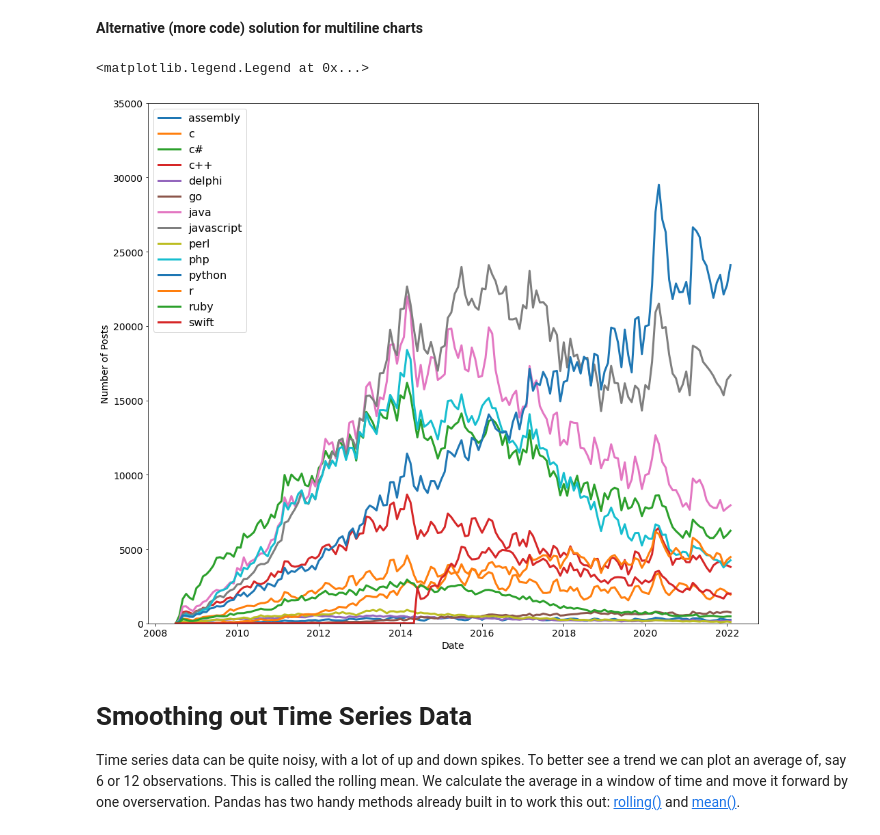
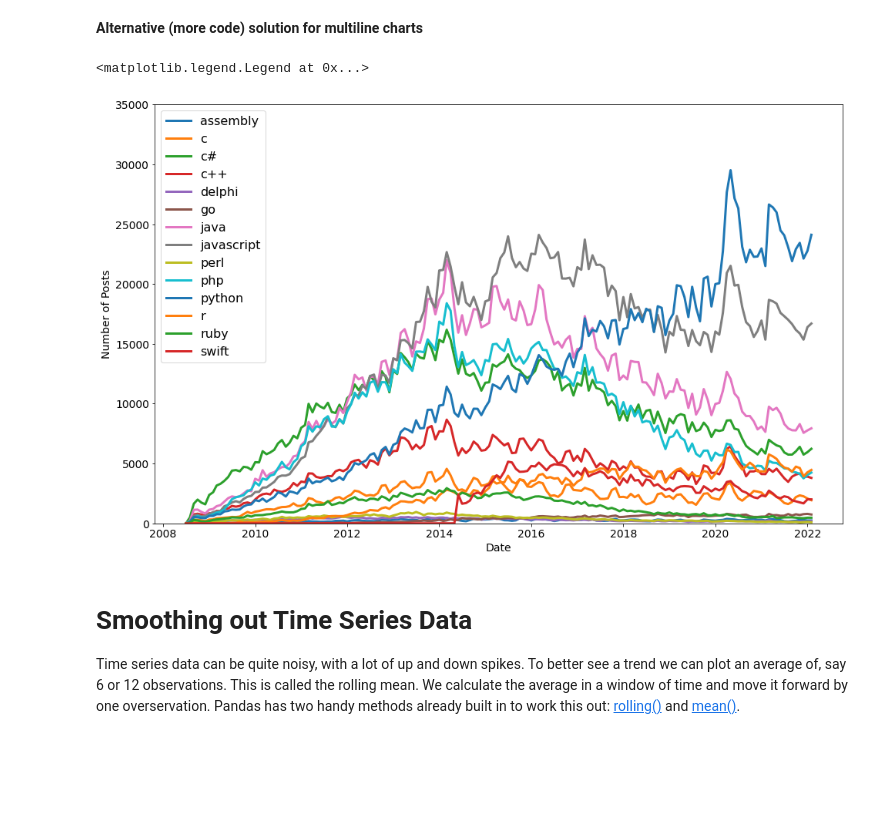
Before and after one commit to zoard-ehmann/100-days-of-python, a Jupyter notebook: Day72/Data_Visualisation/Programming_Languages.ipynb, the cells around one changed output. Saved outputs shown, nothing was run; the diff lists cells and outputs as text; code cells hidden in the pictures; blank space fills up the shorter version.

```diff
--- a/Day72/Data_Visualisation/Programming_Languages.ipynb
+++ b/Day72/Data_Visualisation/Programming_Languages.ipynb
@@ -275,20 +275,20 @@ plt.legend(fontsize=16, labels=reshaped_df)
 # %% [markdown]
 **Alternative (more code) solution for multiline charts**
 # %%
-plt.figure(figsize=(16,14))
+plt.figure(figsize=(16,10))
 plt.xticks(fontsize=14)
 plt.yticks(fontsize=14)
 plt.xlabel('Date', fontsize=14)
 plt.ylabel('Number of Posts', fontsize=14)
 plt.ylim(0, 35000)
 
 for column in reshaped_df.columns:
     plt.plot(reshaped_df.index, reshaped_df[column], linewidth=3, label=reshaped_df[column].name)
 
 plt.legend(fontsize=16)
 # %% [output]
 <matplotlib.legend.Legend at 0x...>
-[figure, old version]
+[figure, new version]
 # %% [markdown]
 # Smoothing out Time Series Data
 
```
Also changed, not shown: parts of 7 cells of this notebook.
